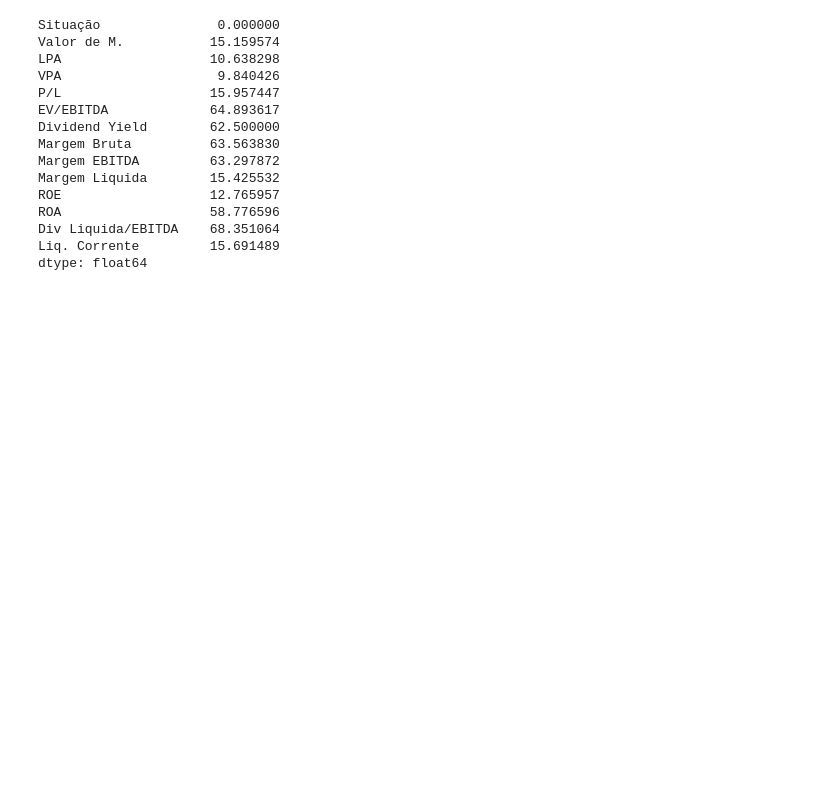
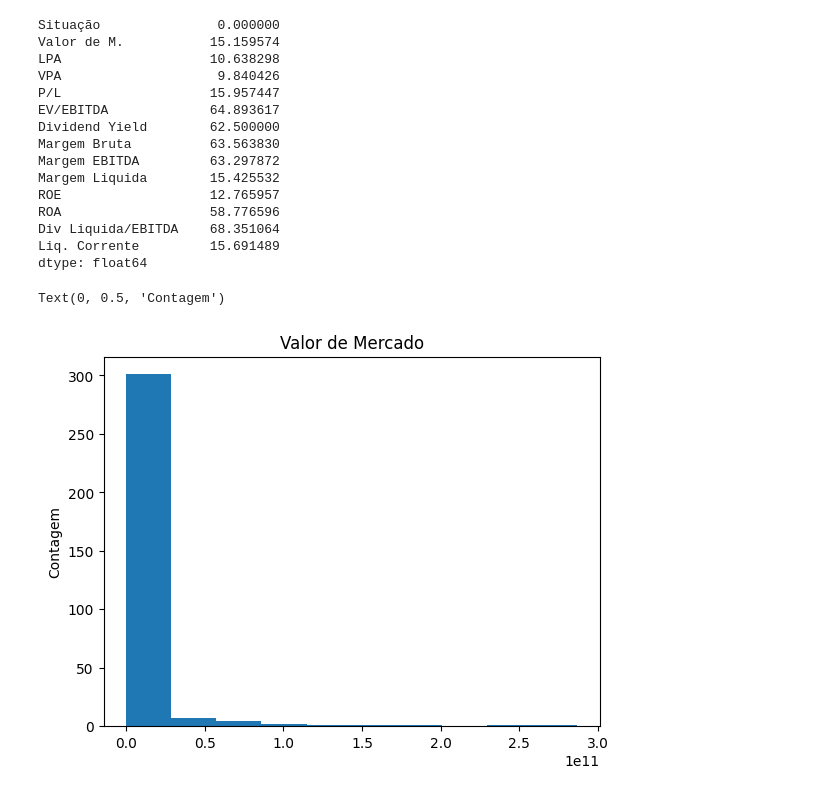
Before and after one commit to MessiasOli/aula_am_acoes, a Jupyter notebook: tratativa-dados.ipynb, the cells around one changed output. Drawn from its saved outputs; the diff is of its cells as text; code cells hidden in the pictures; blank space fills up the shorter version.

```diff
--- a/tratativa-dados.ipynb
+++ b/tratativa-dados.ipynb
@@ -111,3 +112,10 @@ grafico.show()
 # %%
 grafico = px.scatter_matrix(df, dimensions=['ROA', "ROE", "LPA"], color='Situação')
 grafico.show()
+# %%
+plt.hist(x = df['Valor de M.']);
+plt.title("Valor de Mercado")
+plt.ylabel('Contagem')
+# %% [output]
+Text(0, 0.5, 'Contagem')
+[figure, added]
```
Also changed, not shown: parts of 9 cells of this notebook, 1 other file.
